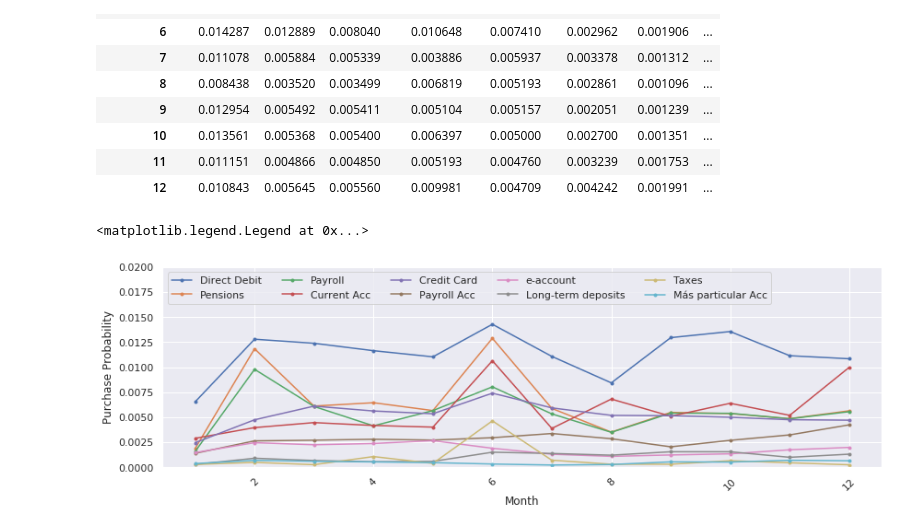
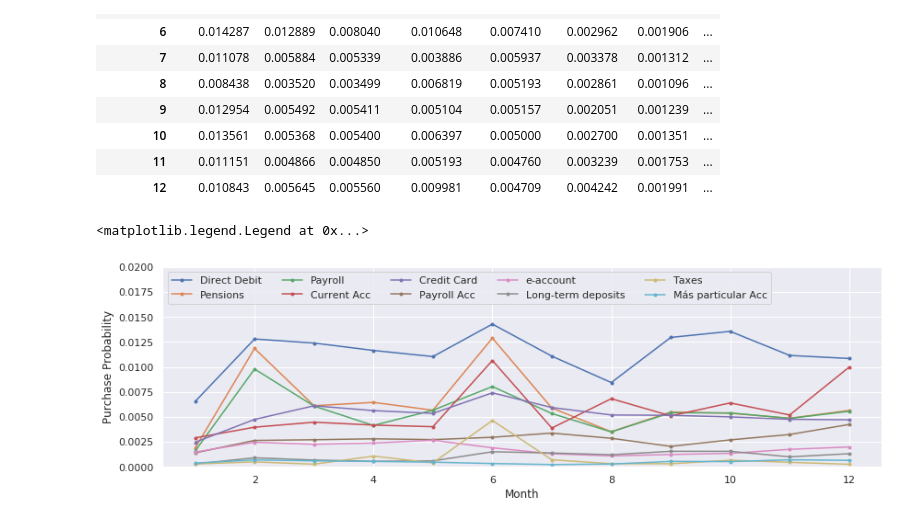
Before and after one commit to nguyentrunghai/Kaggle_projects, a Jupyter notebook: Santander_Product_Recomendation/exploratory.ipynb, the cells around one changed output. Cells and saved outputs as stored; diff of their text form; code cells hidden in the pictures.

```diff
--- a/Santander_Product_Recomendation/exploratory.ipynb
+++ b/Santander_Product_Recomendation/exploratory.ipynb
@@ -89,7 +89,7 @@ print(PROD_COLS)
 24
 ['ind_ahor_fin_ult1', 'ind_aval_fin_ult1', 'ind_cco_fin_ult1', 'ind_cder_fin_ult1', 'ind_cno_fin_ult1', 'ind_ctju_fin_ult1', 'ind_ctma_fin_ult1', 'ind_ctop_fin_ult1', 'ind_ctpp_fin_ult1', 'ind_deco_fi ...
 # %%
-NEW_PURCH_COLS = [col for col in df_train.columns if re.match(r"^ind_.*_ult1_just_purchased$", col)]
+NEW_PURCH_COLS = [col for col in df_train.columns if re.match(r"^ind_.*_ult1_NEW_PUR$", col)]
 print(len(NEW_PURCH_COLS))
 print(NEW_PURCH_COLS)
 # %% [output]
@@ -551,7 +551,7 @@ Text(0, 0.5, 'Purchase Probability')
 prob_by_prod = df_train[TEN_MOST_POP_PROD].groupby(month).apply(
     lambda df: pur_prob_by_prod(df, TEN_MOST_POP_PROD))
 
-cols = [col.replace("_just_purchased", "") for col in prob_by_prod.columns]
+cols = [col.replace("_NEW_PUR", "") for col in prob_by_prod.columns]
 cols = [PROD_ENG[col] for col in cols]
 prob_by_prod.columns = cols
 prob_by_prod
@@ -572,11 +572,11 @@ prob_by_prod
 | 12 | 0.010843 | 0.005645 | 0.005560 | 0.009981 | 0.004709 | 0.004242 | 0.001991 | ... |
 # %%
 fig, ax = plt.subplots(nrows=1, ncols=1, figsize=(14, 4))
-prob_by_prod.plot(kind="line", marker=".", rot=45, ax=ax)
+prob_by_prod.plot(kind="line", marker=".", rot=0, ax=ax)
 ax.set_xlabel("Month")
 ax.set_ylabel("Purchase Probability")
 ax.set_ylim([0, 0.02])
 ax.legend(loc="upper left", ncol=5)
 # %% [output]
 <matplotlib.legend.Legend at 0x...>
-[figure, old version]
+[figure, new version]
```
Also changed, not shown: parts of 8 cells of this notebook.
